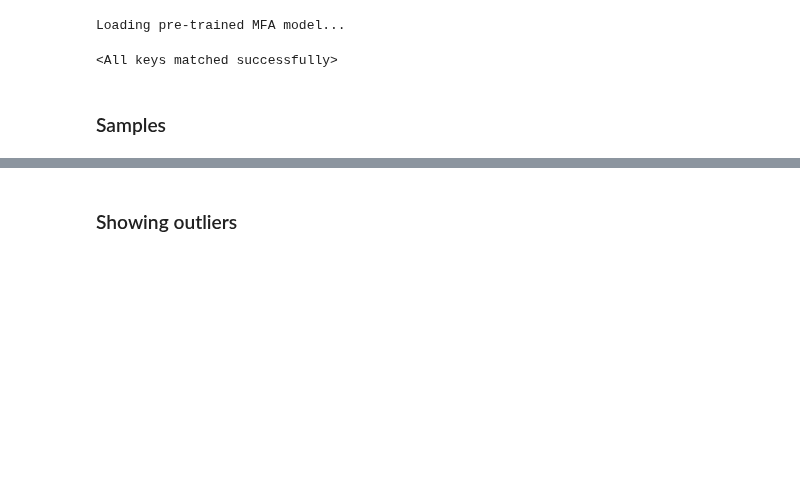
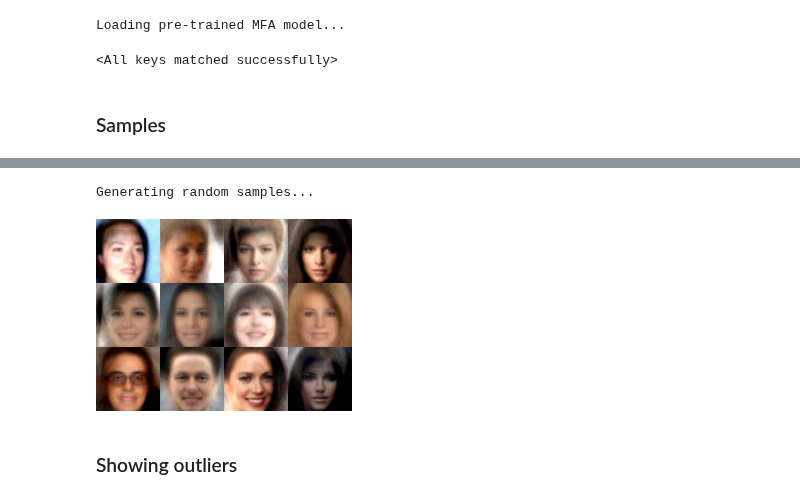
Before and after one commit to probml/probml-notebooks, a Jupyter notebook: notebooks/mix_PPCA_celeba.ipynb, the cells around one changed output, grey strips where cells are left out. Saved outputs shown, nothing was run; the diff lists cells and outputs as text; code cells hidden in the pictures; blank space fills up the shorter version.

```diff
--- a/notebooks/mix_PPCA_celeba.ipynb
+++ b/notebooks/mix_PPCA_celeba.ipynb
@@ -147,8 +147,6 @@ if __name__ == "__main__":
     find_outliers = True
     reconstruction = True
     inpainting = True
-    mask_type = "centre"
-    n = 9                               # Number of samples
 
     print('Preparing dataset and parameters for', dataset, '...')
     if dataset == 'celeba':
@@ -216,0 +219,8 @@ Generating random samples...
+# %%
+print('Generating random samples...')
+rnd_samples, _ = model.sample(gird_size[0]*gird_size[1], with_noise=False) #100->n #gird_size[0]*gird_size[1]
+mosaic = samples_to_mosaic_any_size(gird_size, samples=rnd_samples, image_shape=image_shape)
+fname = os.path.join(figures_dir, 'samples.jpg')
+imwrite(fname, mosaic)
+display(Image(fname))
+# %% [output]
@@ -217,2 +228,4 @@ Generating random samples...
+Generating random samples...
+[figure, added]
 # %% [markdown]
 ### Showing outliers
```
Also changed, not shown: parts of 11 cells of this notebook.
